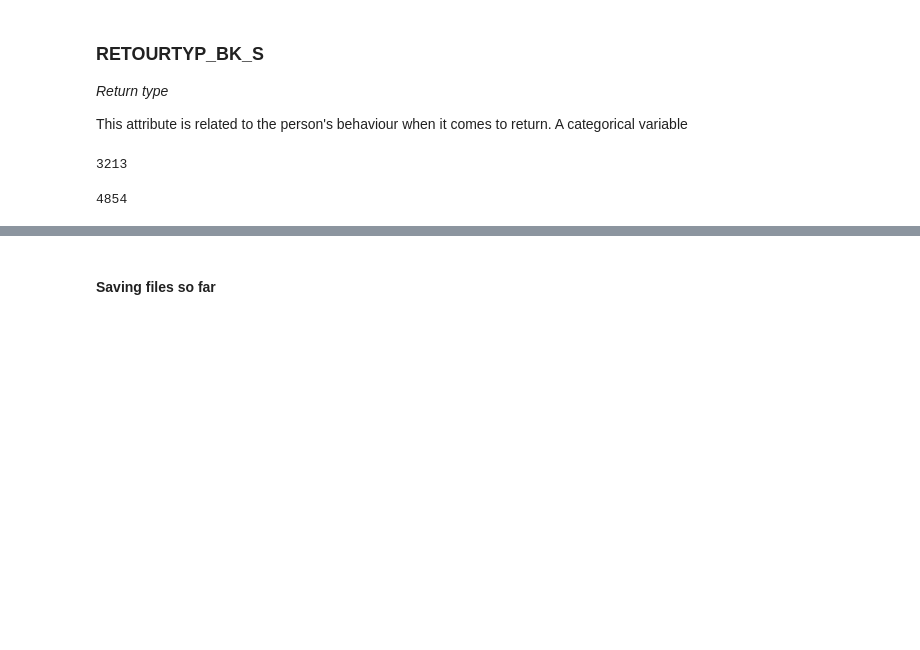
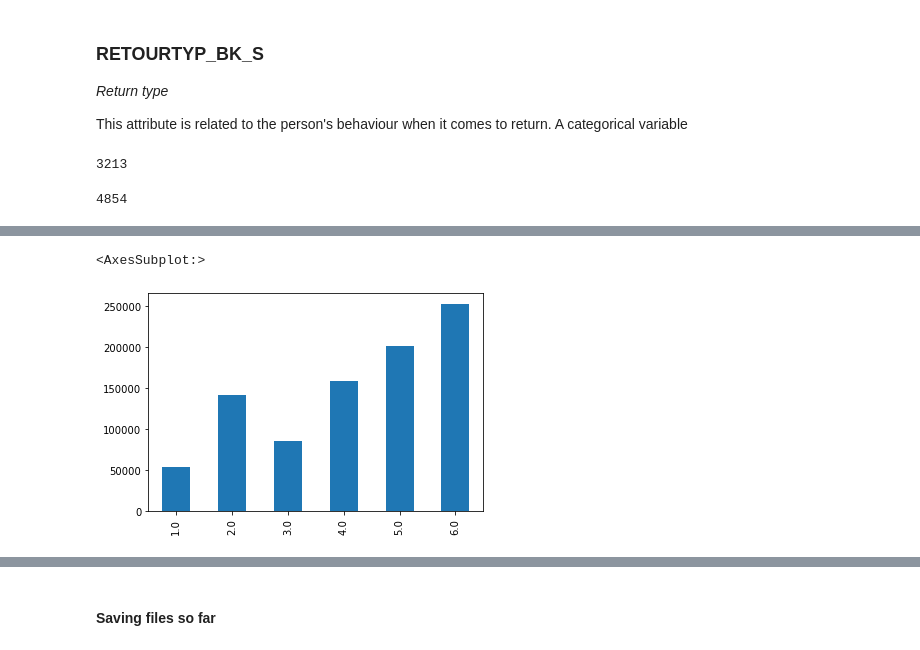
Before and after one commit to jobquiroz/MarketingCampaign, a Jupyter notebook: Arvato Project Workbook.ipynb, the cells around one changed output, grey strips where cells are left out. Drawn from its saved outputs; the diff is of its cells as text; code cells hidden in the pictures; blank space fills up the shorter version.

```diff
--- a/Arvato Project Workbook.ipynb
+++ b/Arvato Project Workbook.ipynb
@@ -846,0 +1102,5 @@ azdias = pd.get_dummies(azdias, columns = ['RETOURTYP_BK_S'])
+# %%
+azdias['HH_EINKOMMEN_SCORE'].value_counts().sort_index().plot.bar()
+# %% [output]
+<AxesSubplot:>
+[figure, added]
```
Also changed, not shown: parts of 152 cells of this notebook, 1 other file.
